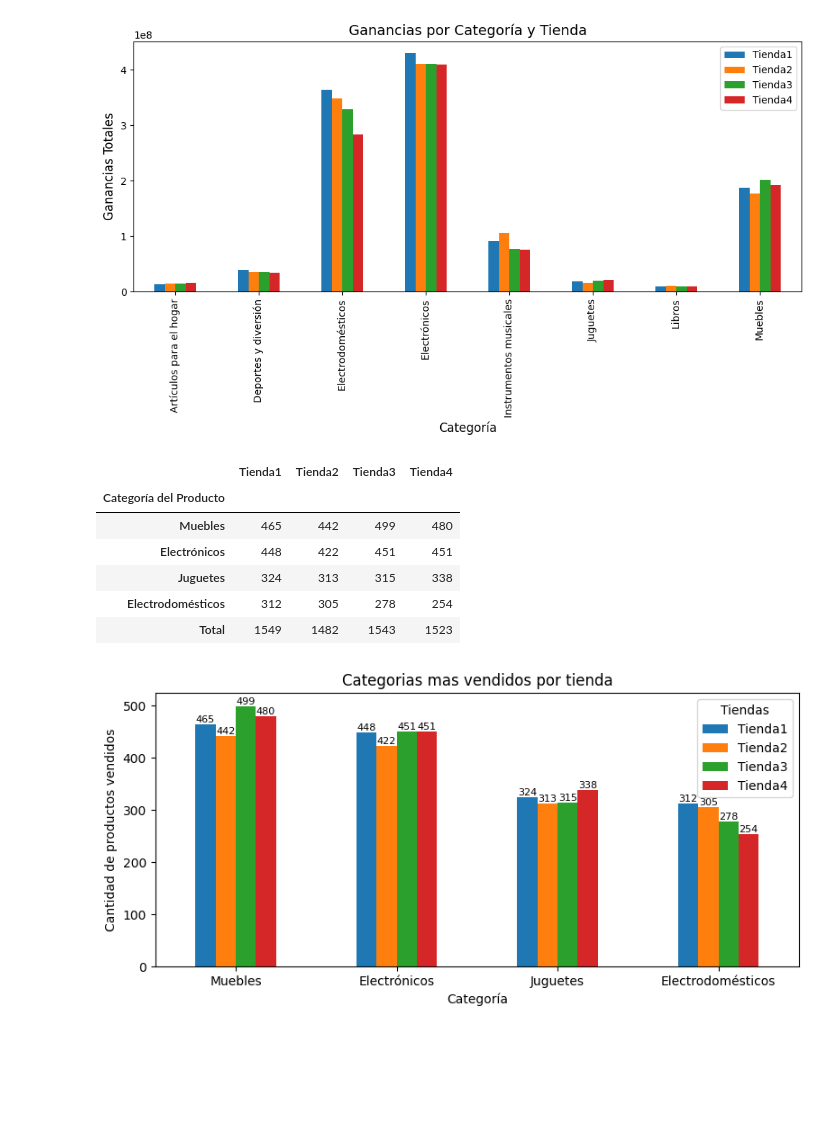
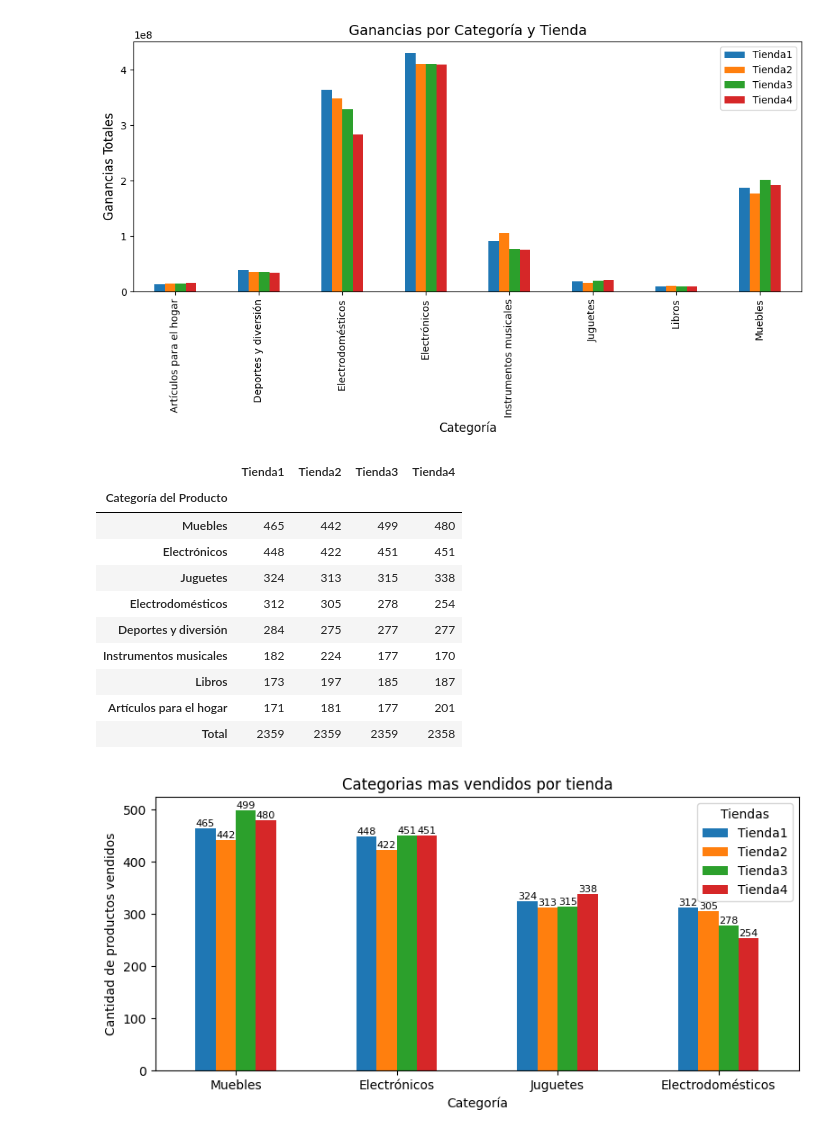
Before and after one commit to jeshua2829/1erDesafioPython, a Jupyter notebook: AluraStoreLatam.ipynb, the cells around one changed output. Saved outputs shown, nothing was run; the diff lists cells and outputs as text; code cells hidden in the pictures; blank space fills up the shorter version.

```diff
--- a/AluraStoreLatam.ipynb
+++ b/AluraStoreLatam.ipynb
@@ -90,18 +139,22 @@ plt.show()
 # %% [output]
 [figure]
 # %%
-Categorias_Mas_Populares = pd.concat([cantCategoriasT1,cantCategoriasT2,cantCategoriasT3,cantCategoriasT4],axis=1).head(4)
+Categorias_Mas_Populares = pd.concat([cantCategoriasT1,cantCategoriasT2,cantCategoriasT3,cantCategoriasT4],axis=1).head(8)
 Categorias_Mas_Populares.columns = ("Tienda1","Tienda2","Tienda3","Tienda4")
 Categorias_Mas_Populares.loc["Total"] = Categorias_Mas_Populares.sum()
 Categorias_Mas_Populares
 # %% [output]
 |  | Tienda1 | Tienda2 | Tienda3 | Tienda4 |
 | Categoría del Producto |  |  |  |  |
 | Muebles | 465 | 442 | 499 | 480 |
 | Electrónicos | 448 | 422 | 451 | 451 |
 | Juguetes | 324 | 313 | 315 | 338 |
 | Electrodomésticos | 312 | 305 | 278 | 254 |
-| Total | 1549 | 1482 | 1543 | 1523 |
+| Deportes y diversión | 284 | 275 | 277 | 277 |
+| Instrumentos musicales | 182 | 224 | 177 | 170 |
+| Libros | 173 | 197 | 185 | 187 |
+| Artículos para el hogar | 171 | 181 | 177 | 201 |
+| Total | 2359 | 2359 | 2359 | 2358 |
 # %%
 import matplotlib.pyplot as plt
 
```
Also changed, not shown: parts of 11 cells of this notebook.
